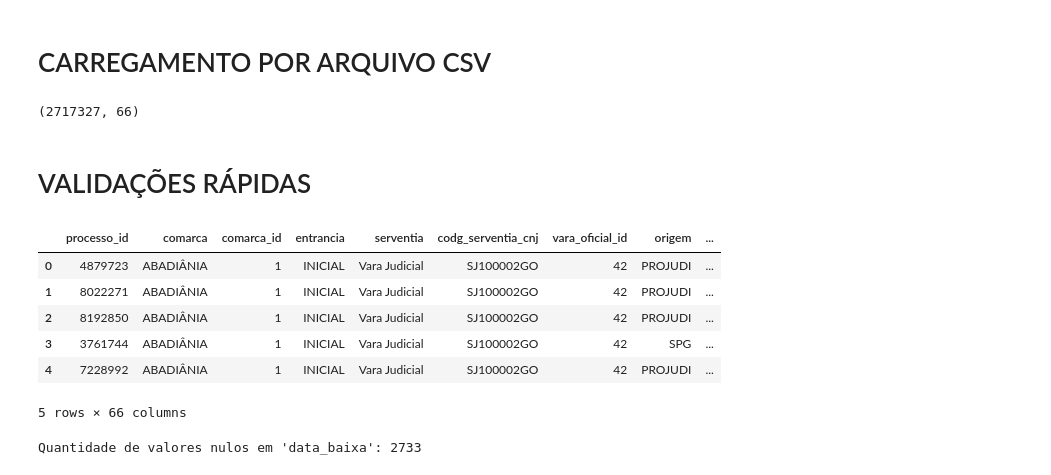
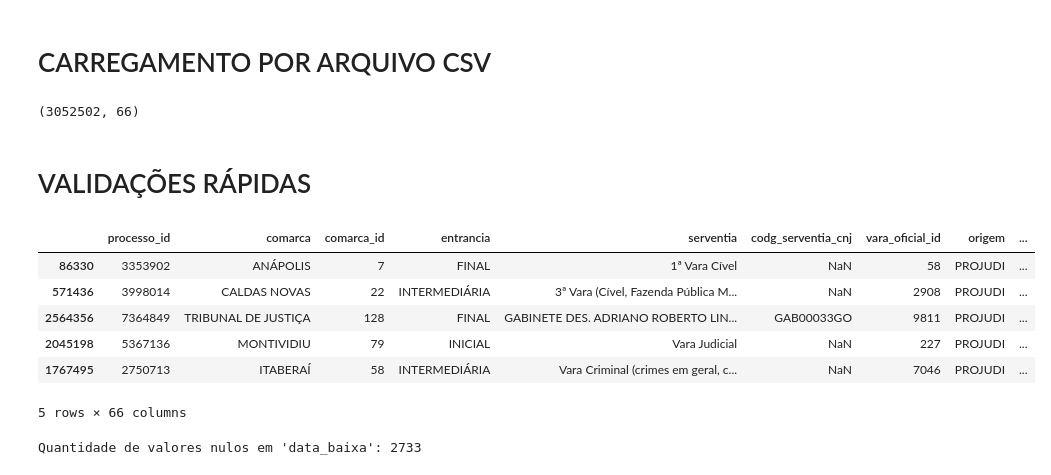
Before and after one commit to dvjuliocesar/TJGO_Projeto6_TxCong, a Jupyter notebook: tx_updated_validation.ipynb, the cells around one changed output. Cells and saved outputs as stored; diff of their text form; code cells hidden in the pictures.

```diff
--- a/tx_updated_validation.ipynb
+++ b/tx_updated_validation.ipynb
@@ -158,22 +158,22 @@ df_limpo1.to_csv(output_filename_csv_1, index=False, sep='#', encoding='utf-8-si
 # %% [markdown]
 # CARREGAMENTO POR ARQUIVO CSV
 # %%
-arquivo_csv = ('dataclean/analise_txcg_2020_clean.csv')
+arquivo_csv = ('dataclean/analise_txcg_2025_clean.csv')
 df = pd.read_csv(arquivo_csv, sep='#', encoding='utf-8')
 print(df.shape)
 # %% [output]
-(2717327, 66)
+(3052502, 66)
 # %% [markdown]
 # VALIDAÇÕES RÁPIDAS
 # %%
-df.head()
+df.sample(5)
 # %% [output]
 |  | processo_id | comarca | comarca_id | entrancia | serventia | codg_serventia_cnj | vara_oficial_id | origem | ... |
-| 0 | 4879723 | ABADIÂNIA | 1 | INICIAL | Vara Judicial | SJ100002GO | 42 | PROJUDI | ... |
-| 1 | 8022271 | ABADIÂNIA | 1 | INICIAL | Vara Judicial | SJ100002GO | 42 | PROJUDI | ... |
-| 2 | 8192850 | ABADIÂNIA | 1 | INICIAL | Vara Judicial | SJ100002GO | 42 | PROJUDI | ... |
-| 3 | 3761744 | ABADIÂNIA | 1 | INICIAL | Vara Judicial | SJ100002GO | 42 | SPG | ... |
-| 4 | 7228992 | ABADIÂNIA | 1 | INICIAL | Vara Judicial | SJ100002GO | 42 | PROJUDI | ... |
+| 86330 | 3353902 | ANÁPOLIS | 7 | FINAL | 1ª Vara Cível | NaN | 58 | PROJUDI | ... |
+| 571436 | 3998014 | CALDAS NOVAS | 22 | INTERMEDIÁRIA | 3ª Vara (Cível, Fazenda Pública M... | NaN | 2908 | PROJUDI | ... |
+| 2564356 | 7364849 | TRIBUNAL DE JUSTIÇA | 128 | FINAL | GABINETE DES. ADRIANO ROBERTO LIN... | GAB00033GO | 9811 | PROJUDI | ... |
+| 2045198 | 5367136 | MONTIVIDIU | 79 | INICIAL | Vara Judicial | NaN | 227 | PROJUDI | ... |
+| 1767495 | 2750713 | ITABERAÍ | 58 | INTERMEDIÁRIA | Vara Criminal (crimes em geral, c... | NaN | 7046 | PROJUDI | ... |
 5 rows × 66 columns
 # %%
 pendentes = df[
```
Also changed, not shown: parts of 2 cells of this notebook.
